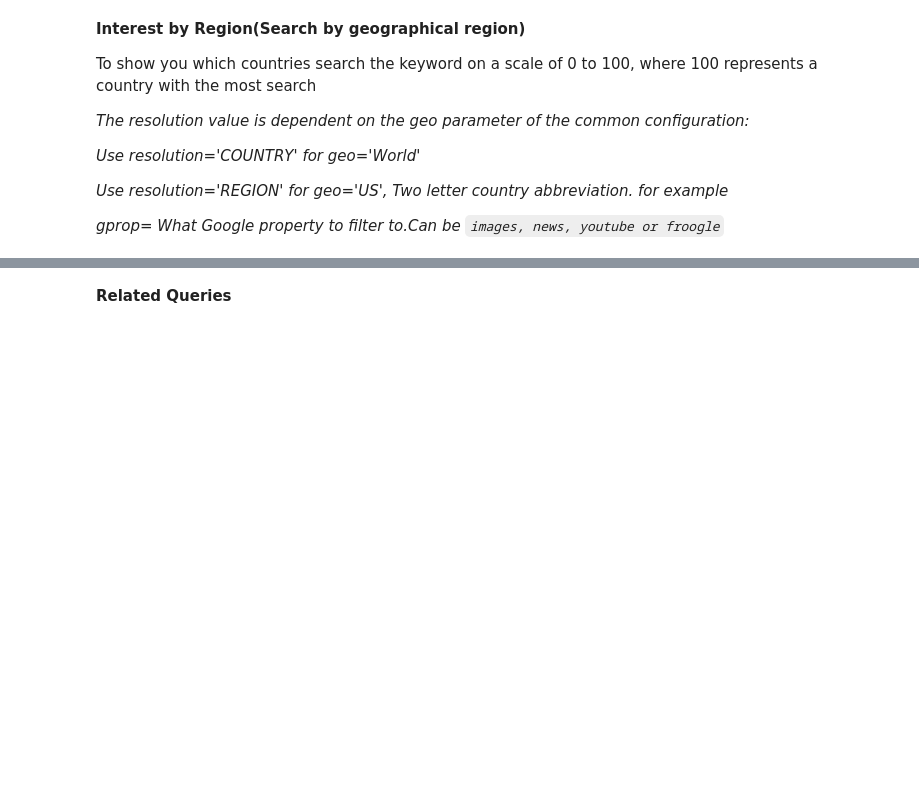
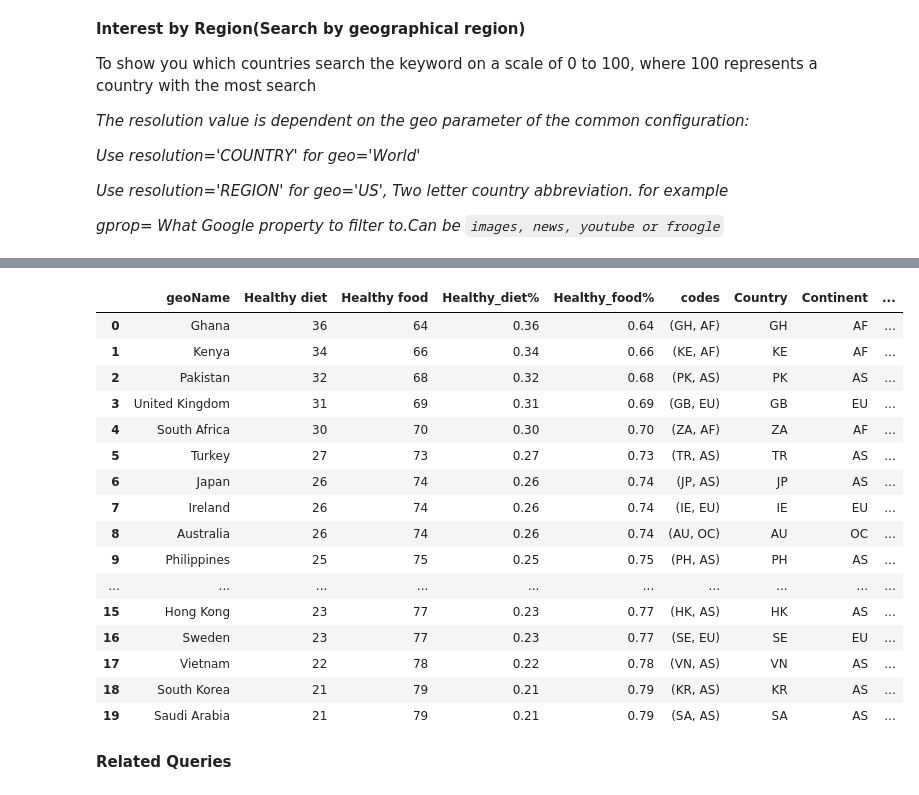
Before and after one commit to mrchapagain/GoogleTrendAnalytics, a Jupyter notebook: GoogleTrends.ipynb, the cells around one changed output, grey strips where cells are left out. Drawn from its saved outputs; the diff is of its cells as text; code cells hidden in the pictures; blank space fills up the shorter version.

```diff
--- a/GoogleTrends.ipynb
+++ b/GoogleTrends.ipynb
@@ -180,0 +190,4 @@ ResponseError: ignored
+# %%
+df_byregion["Healthy_diet%"]= df_byregion["Healthy diet"].apply(lambda x: x*0.01)
+df_byregion["Healthy_food%"]= df_byregion["Healthy food"].apply(lambda x: x*0.01)
+df_byregion.head()
@@ -181,3 +201,92 @@ ResponseError: ignored
+# %%
+# for map-plot
+from pycountry_convert import country_alpha2_to_continent_code, country_name_to_country_alpha2
+
+# function yo display in map
+def display_mapplot(df_byregion, col):
+  # Data with two columns
+  df_byregion["Healthy_diet%"]= df_byregion["Healthy diet"].apply(lambda x: x*0.01)
+  df_byregion["Healthy_food%"]= df_byregion["Healthy food"].apply(lambda x: x*0.01)
+
+  # Conversion to Alpha 2 codes and Continents
+  #function to convert to alpah2 country codes and continents
+  def get_continent(col):
+    try:
+      cn_a2_code =  country_name_to_country_alpha2(col)
+    except:
+      cn_a2_code = 'Unknown'
+    try:
+      cn_continent = country_alpha2_to_continent_code(cn_a2_code)
+    except:
+      cn_continent = 'Unknown'
+    return (cn_a2_code, cn_continent)
+
+  #Apply function to get Alpha 2 codes and Continents
+  df_byregion["codes"]= df_byregion["geoName"].apply(get_continent)
+  df_byregion["Country"]= df_byregion["codes"].apply(lambda x: x[0])
+  df_byregion["Continent"]= df_byregion["codes"].apply(lambda x: x[1])
+
+  # Get longitude and latitude
+  #function to get longitude and latitude data from country name
+  from geopy.geocoders import Nominatim
+  geolocator = Nominatim()
+  def geolocate(country):
+    try:
+      # Geolocate the center of the country
+      loc = geolocator.geocode(country)
+      # And return latitude and longitude
+      return (loc.latitude, loc.longitude)
+    except:
+      # Return missing value
+      return np.nan
+
+  # Apply function to get Alpha 2 codes and Continents
+  df_byregion["Geolocate"]= df_byregion["Country"].apply(geolocate)
+  df_byregion["Latitude"]= df_byregion["Geolocate"].apply(lambda x: x[0])
+  df_byregion["Longitude"]= df_byregion["Geolocate"].apply(lambda x: x[1])
+
+  ## Create a world map
+  # Create a world map to show distributions of users
+  import folium
+  from folium.plugins import MarkerCluster
+
+  #empty map
+  world_map= folium.Map(tiles="cartodbpositron")
+  marker_cluster = MarkerCluster().add_to(world_map)
+
+  #for each coordinate, create circlemarker of user percent
+  for i in range(len(df_byregion)):
+    lat = df_byregion.iloc[i]['Latitude']
+    long = df_byregion.iloc[i]['Longitude']
+    radius=5
+    popup_text = """Country : {}<br> %of Users : {}<br>"""
+    popup_text = popup_text.format(df_byregion.iloc[i]['Country'], df_byregion.iloc[i]['User_Percent'])
+
+    folium.CircleMarker(location = [lat, long], radius=radius, popup= popup_text, fill =True).add_to(marker_cluster)
+  #show the map
+  world_map
+
+  return df_byregion
+
+display_mapplot(df_byregion.iloc[:20,:], "geoName")
+# %% [output]
+|  | geoName | Healthy diet | Healthy food | Healthy_diet% | Healthy_food% | codes | Country | Continent | ... |
+| 0 | Ghana | 36 | 64 | 0.36 | 0.64 | (GH, AF) | GH | AF | ... |
+| 1 | Kenya | 34 | 66 | 0.34 | 0.66 | (KE, AF) | KE | AF | ... |
+| 2 | Pakistan | 32 | 68 | 0.32 | 0.68 | (PK, AS) | PK | AS | ... |
+| 3 | United Kingdom | 31 | 69 | 0.31 | 0.69 | (GB, EU) | GB | EU | ... |
+| 4 | South Africa | 30 | 70 | 0.30 | 0.70 | (ZA, AF) | ZA | AF | ... |
+| 5 | Turkey | 27 | 73 | 0.27 | 0.73 | (TR, AS) | TR | AS | ... |
+| 6 | Japan | 26 | 74 | 0.26 | 0.74 | (JP, AS) | JP | AS | ... |
+| 7 | Ireland | 26 | 74 | 0.26 | 0.74 | (IE, EU) | IE | EU | ... |
+| 8 | Australia | 26 | 74 | 0.26 | 0.74 | (AU, OC) | AU | OC | ... |
+| 9 | Philippines | 25 | 75 | 0.25 | 0.75 | (PH, AS) | PH | AS | ... |
+| ... | ... | ... | ... | ... | ... | ... | ... | ... | ... |
+| 15 | Hong Kong | 23 | 77 | 0.23 | 0.77 | (HK, AS) | HK | AS | ... |
+| 16 | Sweden | 23 | 77 | 0.23 | 0.77 | (SE, EU) | SE | EU | ... |
+| 17 | Vietnam | 22 | 78 | 0.22 | 0.78 | (VN, AS) | VN | AS | ... |
+| 18 | South Korea | 21 | 79 | 0.21 | 0.79 | (KR, AS) | KR | AS | ... |
+| 19 | Saudi Arabia | 21 | 79 | 0.21 | 0.79 | (SA, AS) | SA | AS | ... |
 # %% [markdown]
 **Related Queries**
 # %%
```
Also changed, not shown: parts of 10 cells of this notebook.
